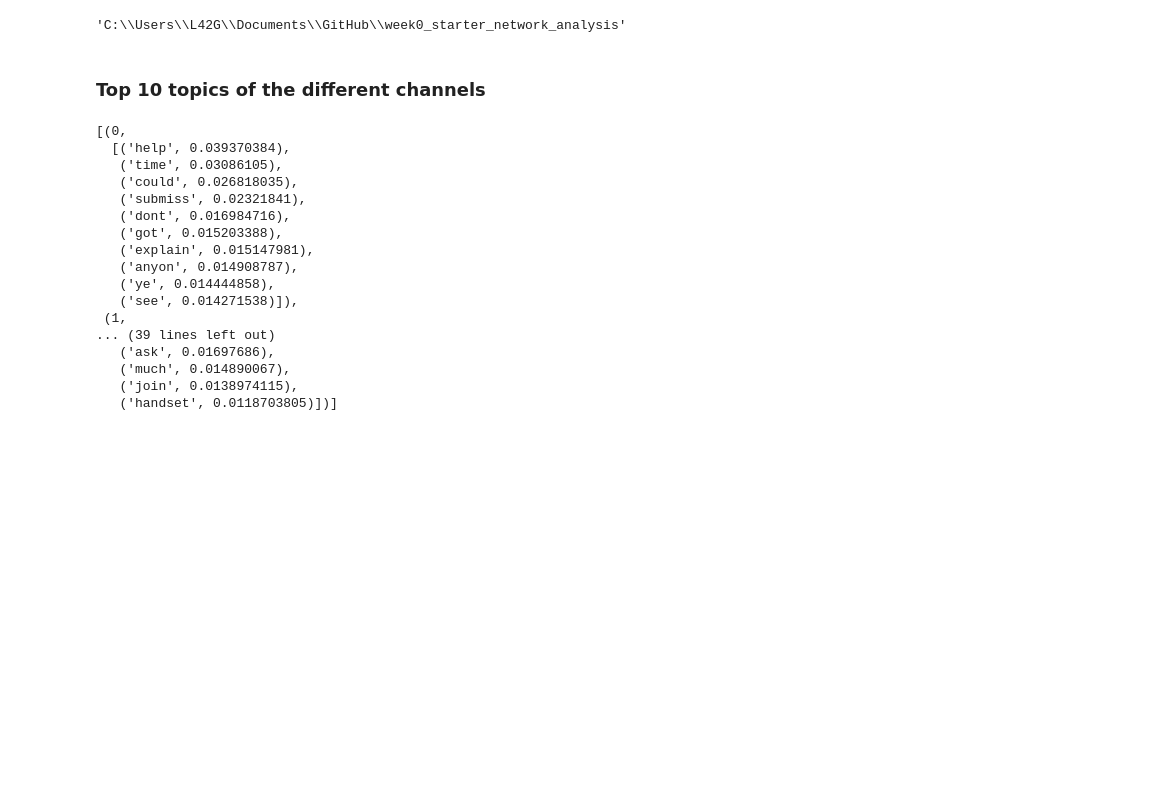
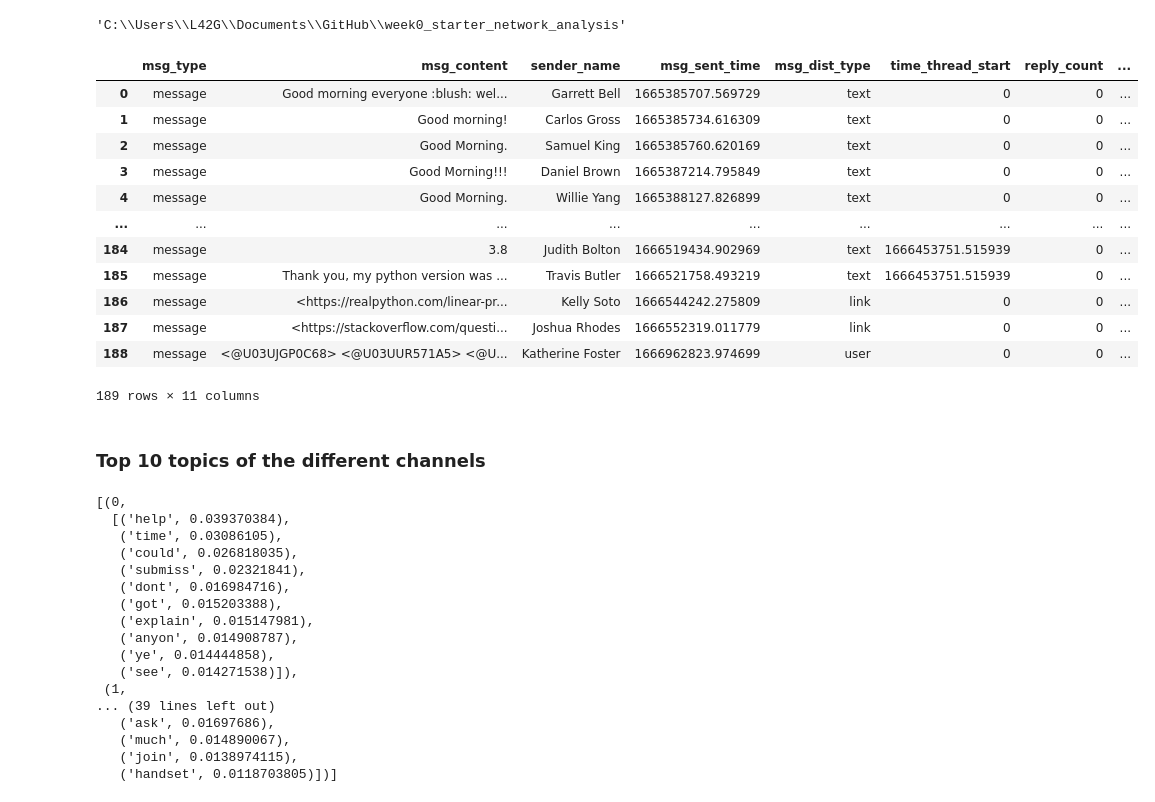
Before and after one commit to lamigaroma/week0_starter_network_analysis, a Jupyter notebook: notebooks/Topic_Modelling.ipynb, the cells around one changed output. Saved outputs shown, nothing was run; the diff lists cells and outputs as text; code cells hidden in the pictures; blank space fills up the shorter version.

```diff
--- a/notebooks/Topic_Modelling.ipynb
+++ b/notebooks/Topic_Modelling.ipynb
@@ -51,3 +160,23 @@ def get_all_channels_message():
+# %%
+parsedf = slack_parser(r'C:/Users/L42G/Documents/GitHub/week0_starter_network_analysis/data/all_week8_9/')
+reactiondf = parse_slack_reaction(r'C:/Users/L42G/Documents/GitHub/week0_starter_network_analysis/data/all_week8_9/', 'channel')
+participationdf = get_community_participation(r'C:/Users/L42G/Documents/GitHub/week0_starter_network_analysis/data/all_week8_9/')
+# %%
+parsedf
+# %% [output]
+|  | msg_type | msg_content | sender_name | msg_sent_time | msg_dist_type | time_thread_start | reply_count | ... |
+| 0 | message | Good morning everyone :blush: wel... | Garrett Bell | 1665385707.569729 | text | 0 | 0 | ... |
+| 1 | message | Good morning! | Carlos Gross | 1665385734.616309 | text | 0 | 0 | ... |
+| 2 | message | Good Morning. | Samuel King | 1665385760.620169 | text | 0 | 0 | ... |
+| 3 | message | Good Morning!!! | Daniel Brown | 1665387214.795849 | text | 0 | 0 | ... |
+| 4 | message | Good Morning. | Willie Yang | 1665388127.826899 | text | 0 | 0 | ... |
+| ... | ... | ... | ... | ... | ... | ... | ... | ... |
+| 184 | message | 3.8 | Judith Bolton | 1666519434.902969 | text | 1666453751.515939 | 0 | ... |
+| 185 | message | Thank you, my python version was ... | Travis Butler | 1666521758.493219 | text | 1666453751.515939 | 0 | ... |
+| 186 | message | <https://realpython.com/linear-pr... | Kelly Soto | 1666544242.275809 | link | 0 | 0 | ... |
+| 187 | message | <https://stackoverflow.com/questi... | Joshua Rhodes | 1666552319.011779 | link | 0 | 0 | ... |
+| 188 | message | <@U03UJGP0C68> <@U03UUR571A5> <@U... | Katherine Foster | 1666962823.974699 | user | 0 | 0 | ... |
+189 rows × 11 columns
 # %%
 def preprocess_text(text):
     # Extract and remove URLs
```
Also changed, not shown: parts of 7 cells of this notebook.
